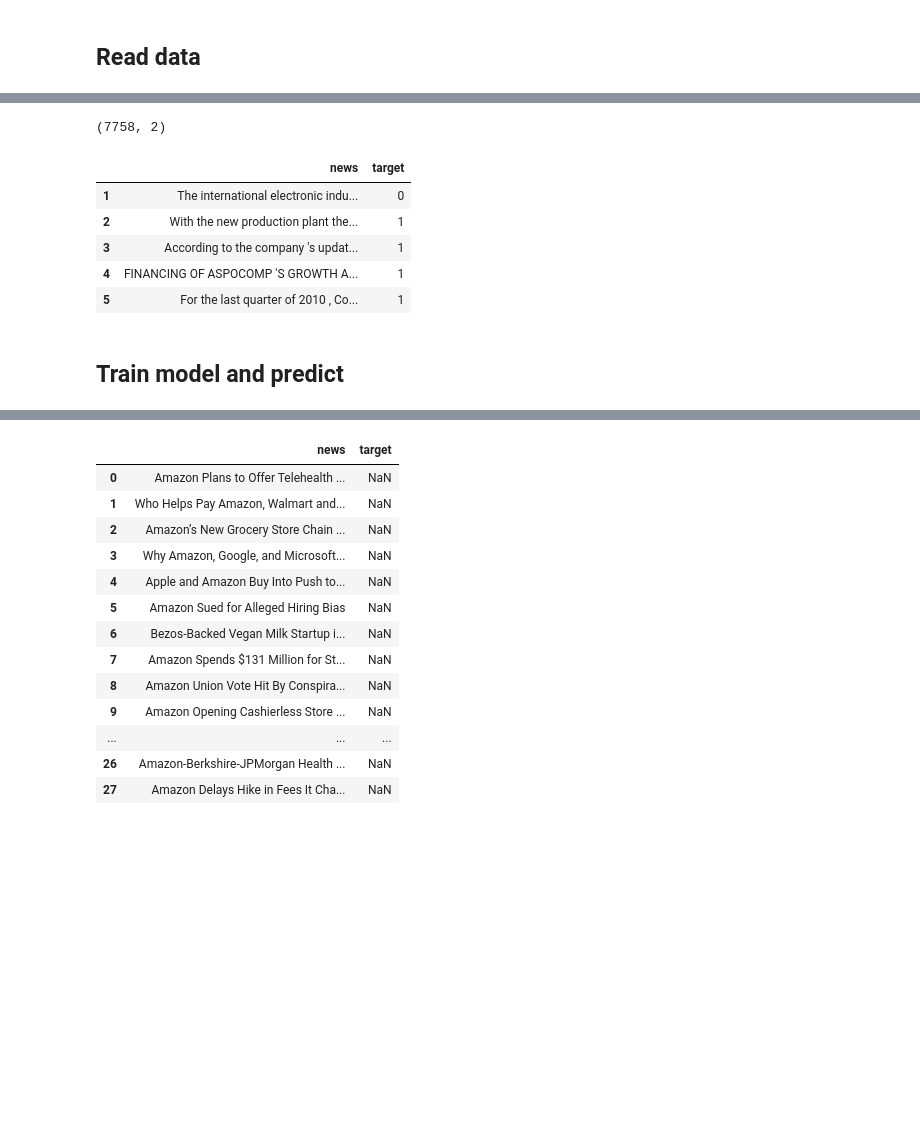
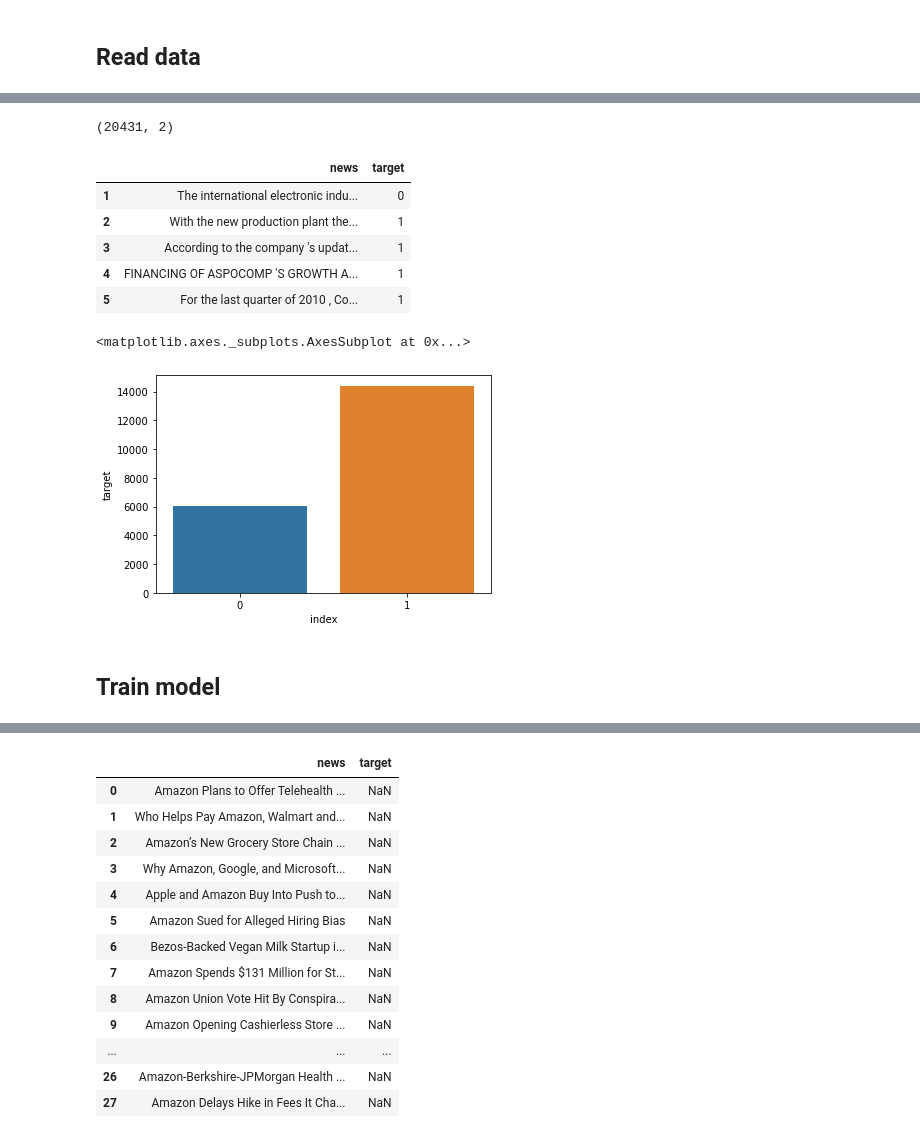
Before and after one commit to Stalker7101/Sentiment_ML, a Jupyter notebook: Sentiment_ML.ipynb, the cells around one changed output, grey strips where cells are left out. Cells and saved outputs as stored; diff of their text form; code cells hidden in the pictures; blank space fills up the shorter version.

```diff
--- a/Sentiment_ML.ipynb
+++ b/Sentiment_ML.ipynb
@@ -209,3 +203,13 @@ df2.head()
 | 2 | user I'd be afraid to short AMZN ... | 1 |
 | 3 | MNTA Over 12.00 | 1 |
 | 4 | OI Over 21.37 | 1 |
+# %%
+# read one more data
+
+df3 = pd.read_csv('../data/data.csv', names = ['t', 'news'])
+df3['target'] = df3['t']
+df3.drop('t', axis = 1, inplace = True)
+df3.dropna(inplace = True)
+
+print(df3.shape)
+df3.head()
@@ -211,0 +224,13 @@ df2.head()
+# %%
+# and more
+
+df4 = pd.read_csv('../data/tweets_labelled.csv', sep=';')
+df4.drop(['id', 'created_at'], axis = 1, inplace = True)
+df4.rename(columns = {'text' : 'news', 'sentiment' : 'target'}, inplace = True)
+df4.dropna(axis = 0, inplace = True)
+df4['target'] = df4['target'].map({'negative' : 0, 'positive' : 1})
+df4 = df4[pd.notnull(df4['target'])]
+df4['target'] = df4['target'].map({0.0 : 0, 1.0 : 1})
+
+print(df4.shape)
+df4.head()
@@ -211,0 +245,11 @@ df2.head()
+# %%
+# last data frame with data
+
+df5 = pd.read_csv('../data/tweet_sentiment.csv')
+df5.dropna(inplace = True)
+df5 = df5[df5['sentiment'] != 0]
+df5['sentiment'] = df5['sentiment'].map({-1 : 0, 1 : 1})
+df5.rename(columns = {'cleaned_tweets' : 'news', 'sentiment' : 'target'}, inplace = True)
+
+print(df5.shape)
+df5.head()
@@ -212,15 +264,24 @@ df2.head()
 # %%
 # concat all data
-df = pd.concat([df1, df2])
+
+df = pd.concat([df1, df2, df3, df4, df5])
 print(df.shape)
 df.head()
 # %% [output]
-(7758, 2)
+(20431, 2)
 |  | news | target |
 | 1 | The international electronic indu... | 0 |
 | 2 | With the new production plant the... | 1 |
 | 3 | According to the company 's updat... | 1 |
 | 4 | FINANCING OF ASPOCOMP 'S GROWTH A... | 1 |
 | 5 | For the last quarter of 2010 , Co... | 1 |
+# %%
+# distribution of classes
+
+class_counts = df['target'].value_counts().to_frame().reset_index()
+sns.barplot(y = class_counts['target'], x = class_counts['index'])
+# %% [output]
+<matplotlib.axes._subplots.AxesSubplot at 0x...>
+[figure, added]
 # %% [markdown]
-## Train model and predict
+## Train model
```
Also changed, not shown: parts of 24 cells of this notebook, 7 other files.
